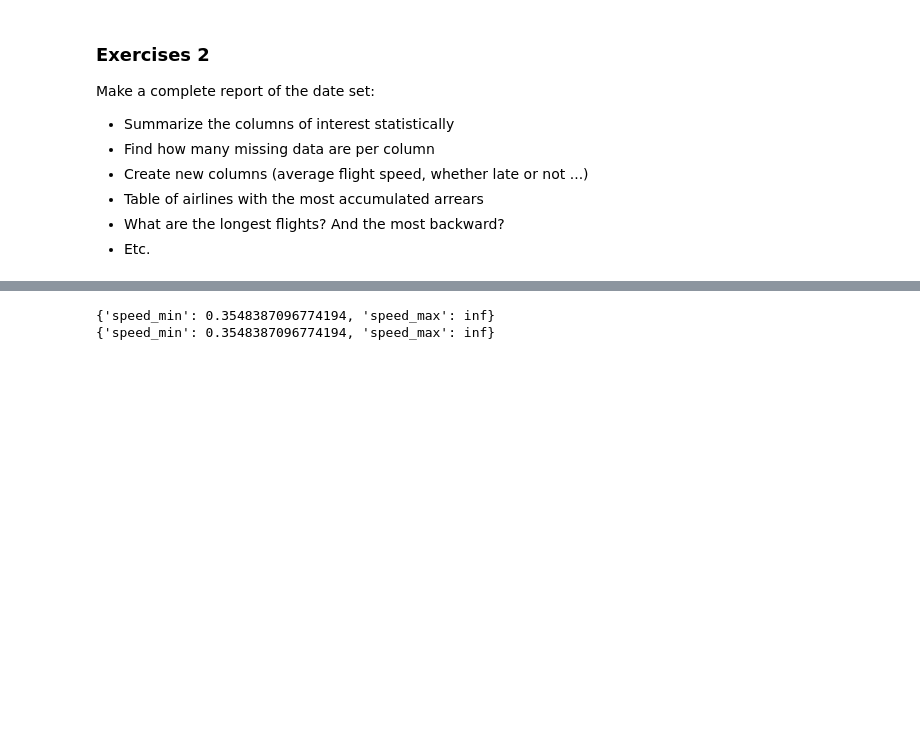
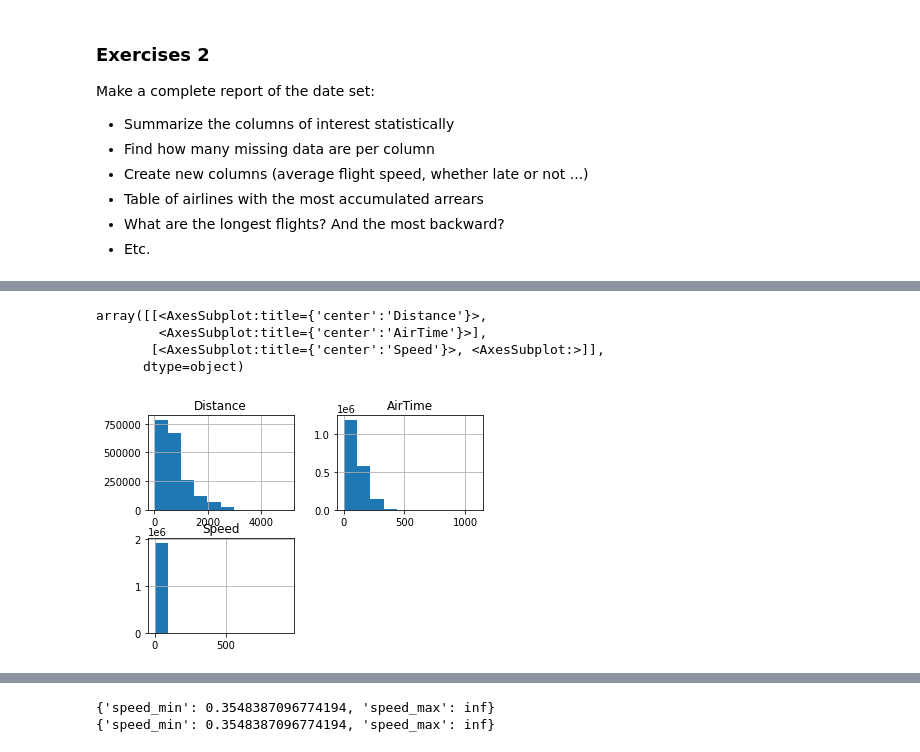
Before and after one commit to ndrini/CDP_M1_T01_numpy, a Jupyter notebook: M1_T02_dataframe.ipynb, the cells around one changed output, grey strips where cells are left out. Drawn from its saved outputs; the diff is of its cells as text; code cells hidden in the pictures; blank space fills up the shorter version.

```diff
--- a/M1_T02_dataframe.ipynb
+++ b/M1_T02_dataframe.ipynb
@@ -132,0 +260,8 @@ Make a complete report of the date set:
+# %%
+df[['Distance', 'AirTime', 'Speed']].hist()
+# %% [output]
+array([[<AxesSubplot:title={'center':'Distance'}>,
+        <AxesSubplot:title={'center':'AirTime'}>],
+       [<AxesSubplot:title={'center':'Speed'}>, <AxesSubplot:>]],
+      dtype=object)
+[figure, added]
```
Also changed, not shown: parts of 20 cells of this notebook, 1 other file.
